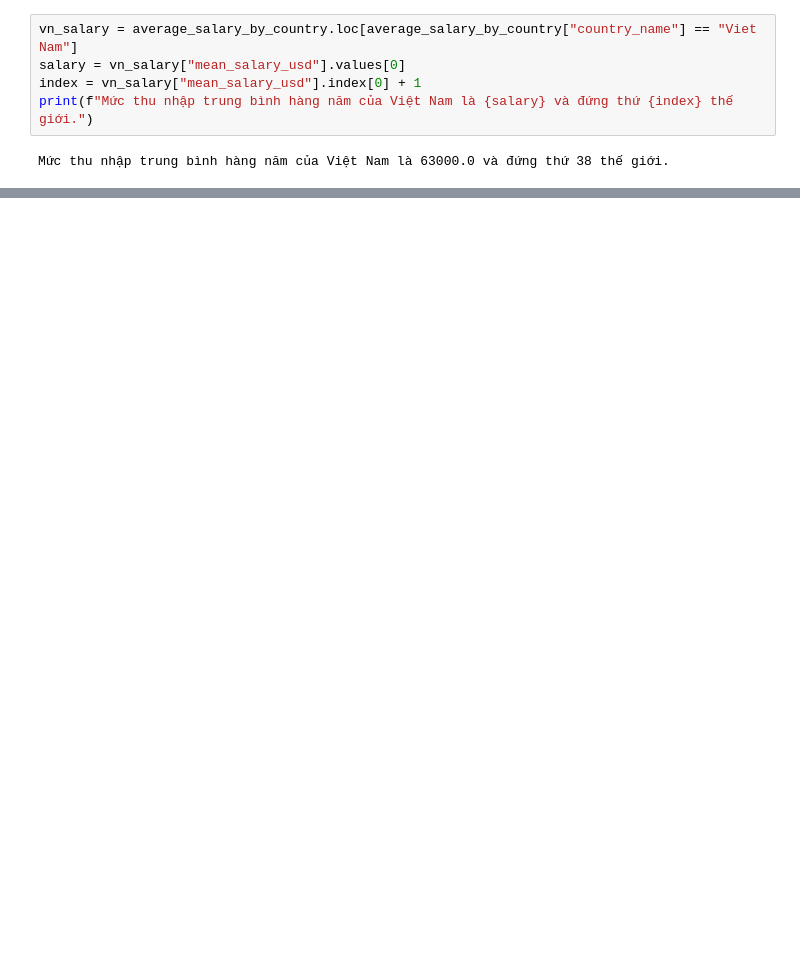
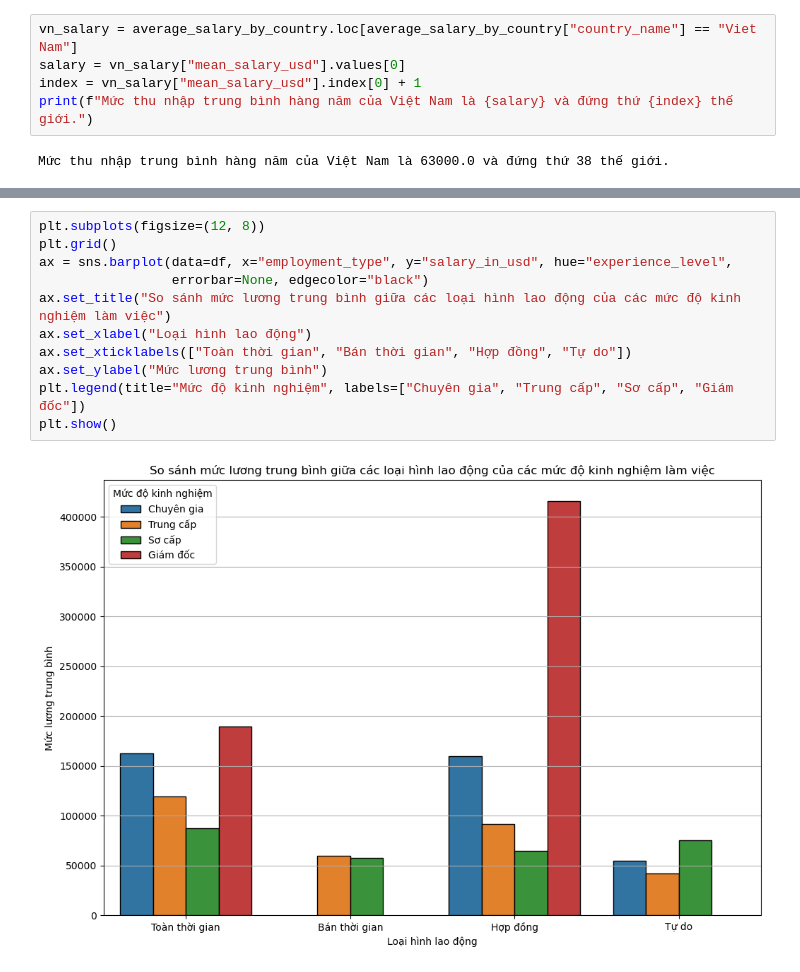
Before and after one commit to HoangNguyen31/P4DS_Final-Project, a Jupyter notebook: Project.ipynb, the cells around one changed output, grey strips where cells are left out. Drawn from its saved outputs; the diff is of its cells as text; blank space fills up the shorter version.

```diff
--- a/Project.ipynb
+++ b/Project.ipynb
@@ -242,0 +579,13 @@ Mức thu nhập trung bình hàng năm của Việt Nam là 63000.0 và đứng
+# %%
+plt.subplots(figsize=(12, 8))
+plt.grid()
+ax = sns.barplot(data=df, x="employment_type", y="salary_in_usd", hue="experience_level",
+                 errorbar=None, edgecolor="black")
+ax.set_title("So sánh mức lương trung bình giữa các loại hình lao động của các mức độ kinh nghiệm làm việc")
+ax.set_xlabel("Loại hình lao động")
+ax.set_xticklabels(["Toàn thời gian", "Bán thời gian", "Hợp đồng", "Tự do"])
+ax.set_ylabel("Mức lương trung bình")
+plt.legend(title="Mức độ kinh nghiệm", labels=["Chuyên gia", "Trung cấp", "Sơ cấp", "Giám đốc"])
+plt.show()
+# %% [output]
+[figure, added]
```
Also changed, not shown: parts of 50 cells of this notebook.
